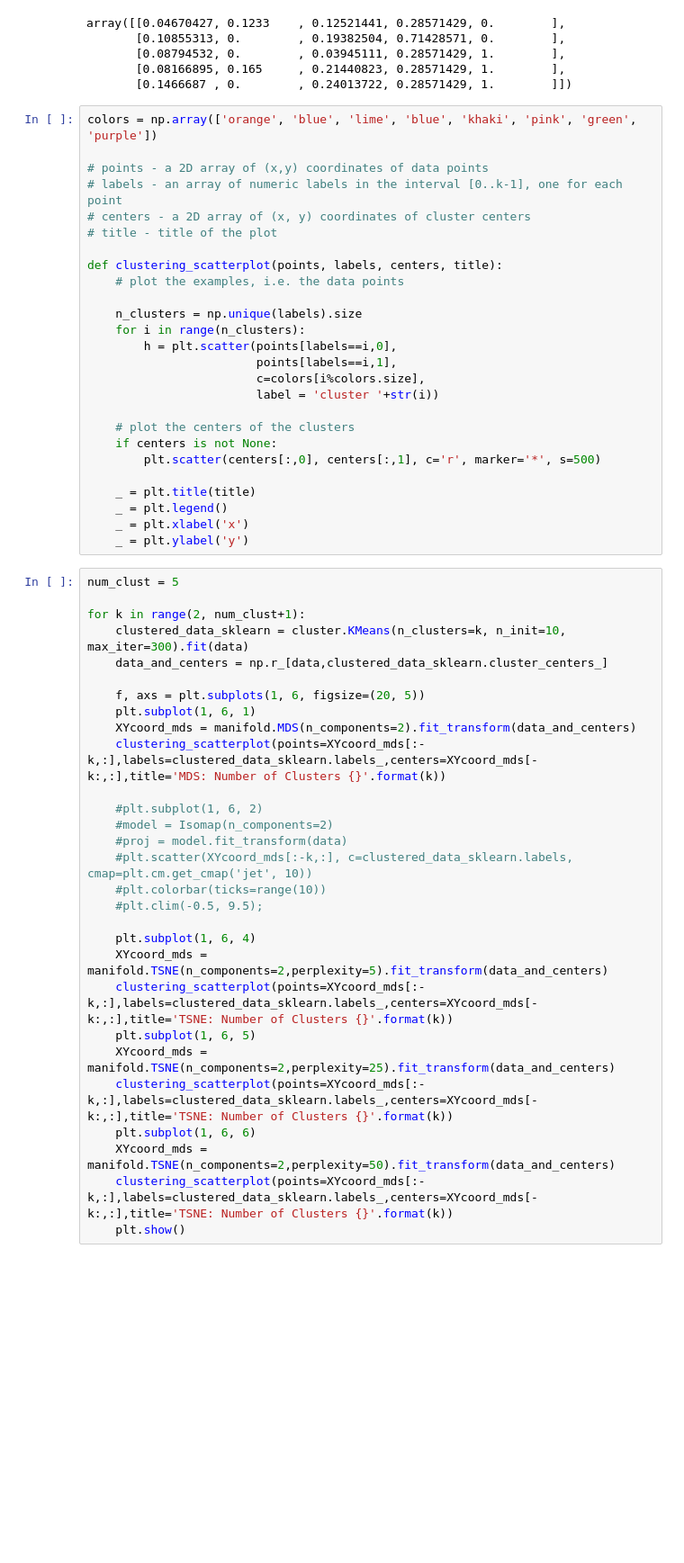
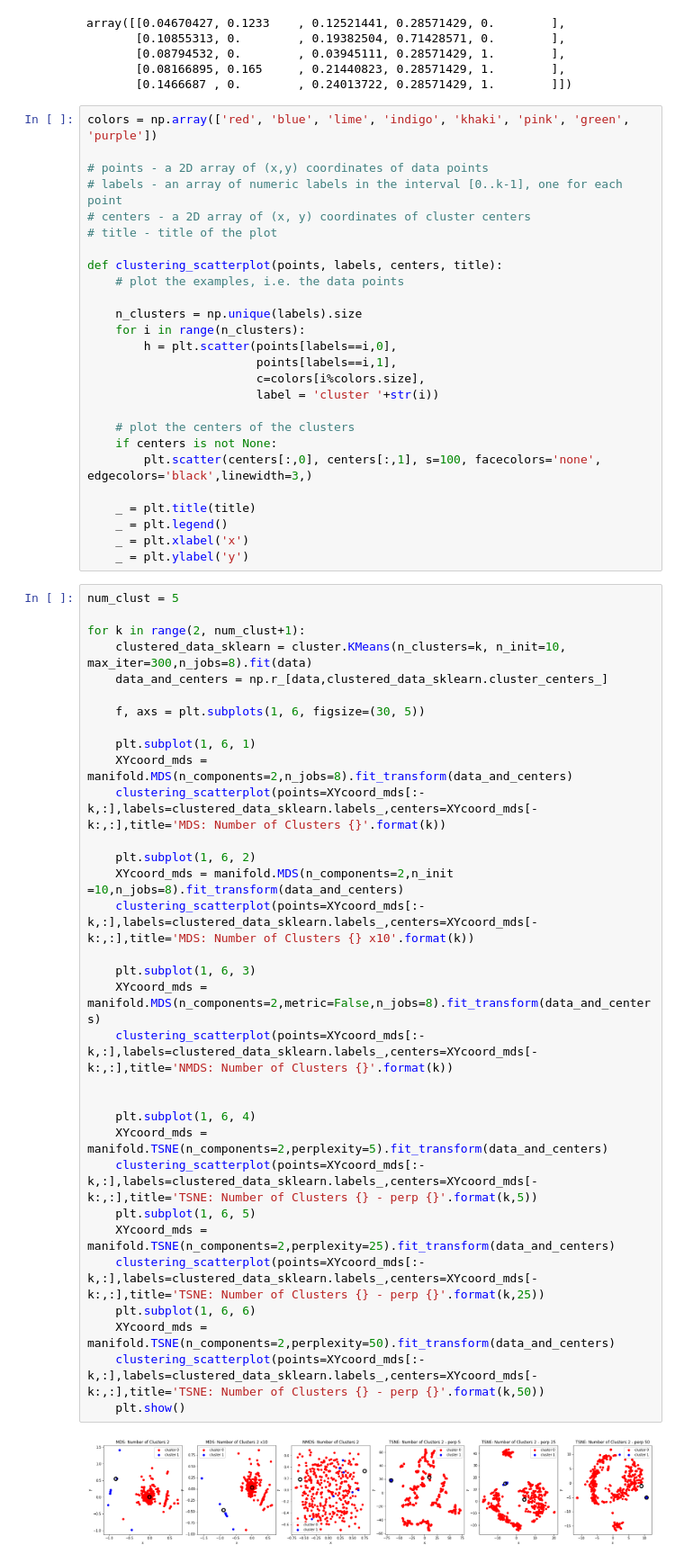
Before and after one commit to vipulpopat/MSCAI_Sem1_Etivity3, a Jupyter notebook: Etivity3_ClusteringManifoldLearning.ipynb, the cells around one changed output. Shown: that part at 90% size. Cells and saved outputs as stored; diff of their text form; blank space fills up the shorter version.

```diff
--- a/Etivity3_ClusteringManifoldLearning.ipynb
+++ b/Etivity3_ClusteringManifoldLearning.ipynb
@@ -52,7 +55,7 @@ array([[0.04670427, 0.1233    , 0.12521441, 0.28571429, 0.        ],
        [0.08166895, 0.165     , 0.21440823, 0.28571429, 1.        ],
        [0.1466687 , 0.        , 0.24013722, 0.28571429, 1.        ]])
 # %%
-colors = np.array(['orange', 'blue', 'lime', 'blue', 'khaki', 'pink', 'green', 'purple'])
+colors = np.array(['red', 'blue', 'lime', 'indigo', 'khaki', 'pink', 'green', 'purple'])
 
 # points - a 2D array of (x,y) coordinates of data points
 # labels - an array of numeric labels in the interval [0..k-1], one for each point
@@ -71,7 +74,7 @@ def clustering_scatterplot(points, labels, centers, title):
 
     # plot the centers of the clusters
     if centers is not None:
-        plt.scatter(centers[:,0], centers[:,1], c='r', marker='*', s=500)
+        plt.scatter(centers[:,0], centers[:,1], s=100, facecolors='none', edgecolors='black',linewidth=3,)
 
     _ = plt.title(title)
     _ = plt.legend()
@@ -80,29 +83,34 @@ def clustering_scatterplot(points, labels, centers, title):
 # %%
 num_clust = 5
 
 for k in range(2, num_clust+1):
-    clustered_data_sklearn = cluster.KMeans(n_clusters=k, n_init=10, max_iter=300).fit(data)
+    clustered_data_sklearn = cluster.KMeans(n_clusters=k, n_init=10, max_iter=300,n_jobs=8).fit(data)
     data_and_centers = np.r_[data,clustered_data_sklearn.cluster_centers_]
 
-    f, axs = plt.subplots(1, 6, figsize=(20, 5))
+    f, axs = plt.subplots(1, 6, figsize=(30, 5))
+
     plt.subplot(1, 6, 1)
-    XYcoord_mds = manifold.MDS(n_components=2).fit_transform(data_and_centers)
+    XYcoord_mds = manifold.MDS(n_components=2,n_jobs=8).fit_transform(data_and_centers)
     clustering_scatterplot(points=XYcoord_mds[:-k,:],labels=clustered_data_sklearn.labels_,centers=XYcoord_mds[-k:,:],title='MDS: Number of Clusters {}'.format(k))
 
-    #plt.subplot(1, 6, 2)
-    #model = Isomap(n_components=2)
-    #proj = model.fit_transform(data)
-    #plt.scatter(XYcoord_mds[:-k,:], c=clustered_data_sklearn.labels, cmap=plt.cm.get_cmap('jet', 10))
-    #plt.colorbar(ticks=range(10))
-    #plt.clim(-0.5, 9.5);
+    plt.subplot(1, 6, 2)
+    XYcoord_mds = manifold.MDS(n_components=2,n_init =10,n_jobs=8).fit_transform(data_and_centers)
+    clustering_scatterplot(points=XYcoord_mds[:-k,:],labels=clustered_data_sklearn.labels_,centers=XYcoord_mds[-k:,:],title='MDS: Number of Clusters {} x10'.format(k))
+
+    plt.subplot(1, 6, 3)
+    XYcoord_mds = manifold.MDS(n_components=2,metric=False,n_jobs=8).fit_transform(data_and_centers)
+    clustering_scatterplot(points=XYcoord_mds[:-k,:],labels=clustered_data_sklearn.labels_,centers=XYcoord_mds[-k:,:],title='NMDS: Number of Clusters {}'.format(k))
+
 
     plt.subplot(1, 6, 4)
     XYcoord_mds = manifold.TSNE(n_components=2,perplexity=5).fit_transform(data_and_centers)
-    clustering_scatterplot(points=XYcoord_mds[:-k,:],labels=clustered_data_sklearn.labels_,centers=XYcoord_mds[-k:,:],title='TSNE: Number of Clusters {}'.format(k))
+    clustering_scatterplot(points=XYcoord_mds[:-k,:],labels=clustered_data_sklearn.labels_,centers=XYcoord_mds[-k:,:],title='TSNE: Number of Clusters {} - perp {}'.format(k,5))
     plt.subplot(1, 6, 5)
     XYcoord_mds = manifold.TSNE(n_components=2,perplexity=25).fit_transform(data_and_centers)
-    clustering_scatterplot(points=XYcoord_mds[:-k,:],labels=clustered_data_sklearn.labels_,centers=XYcoord_mds[-k:,:],title='TSNE: Number of Clusters {}'.format(k))
+    clustering_scatterplot(points=XYcoord_mds[:-k,:],labels=clustered_data_sklearn.labels_,centers=XYcoord_mds[-k:,:],title='TSNE: Number of Clusters {} - perp {}'.format(k,25))
     plt.subplot(1, 6, 6)
     XYcoord_mds = manifold.TSNE(n_components=2,perplexity=50).fit_transform(data_and_centers)
-    clustering_scatterplot(points=XYcoord_mds[:-k,:],labels=clustered_data_sklearn.labels_,centers=XYcoord_mds[-k:,:],title='TSNE: Number of Clusters {}'.format(k))
+    clustering_scatterplot(points=XYcoord_mds[:-k,:],labels=clustered_data_sklearn.labels_,centers=XYcoord_mds[-k:,:],title='TSNE: Number of Clusters {} - perp {}'.format(k,50))
     plt.show()
+# %% [output]
+[figure, added]
```
Also changed, not shown: parts of 8 cells of this notebook, 1 other file.
